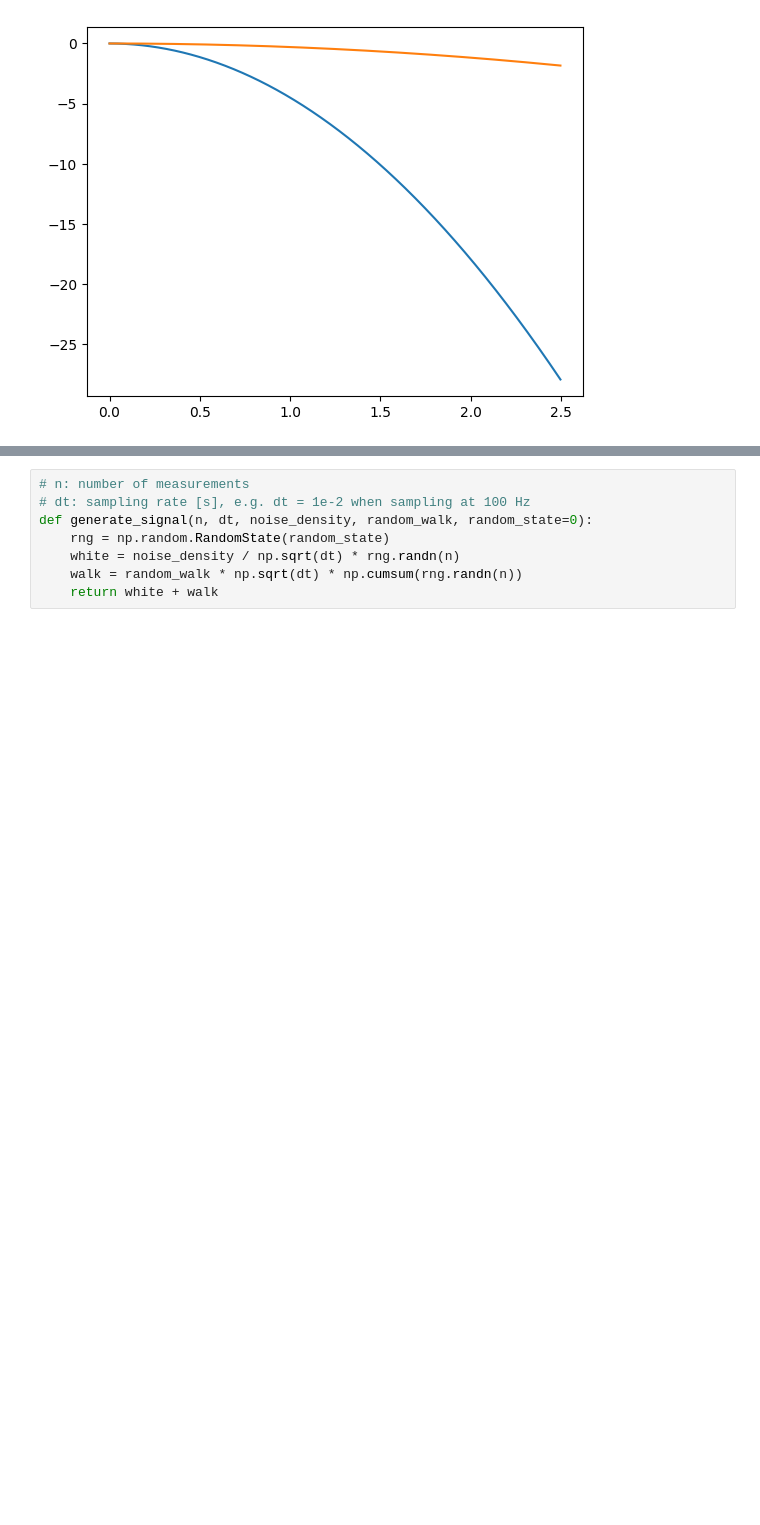
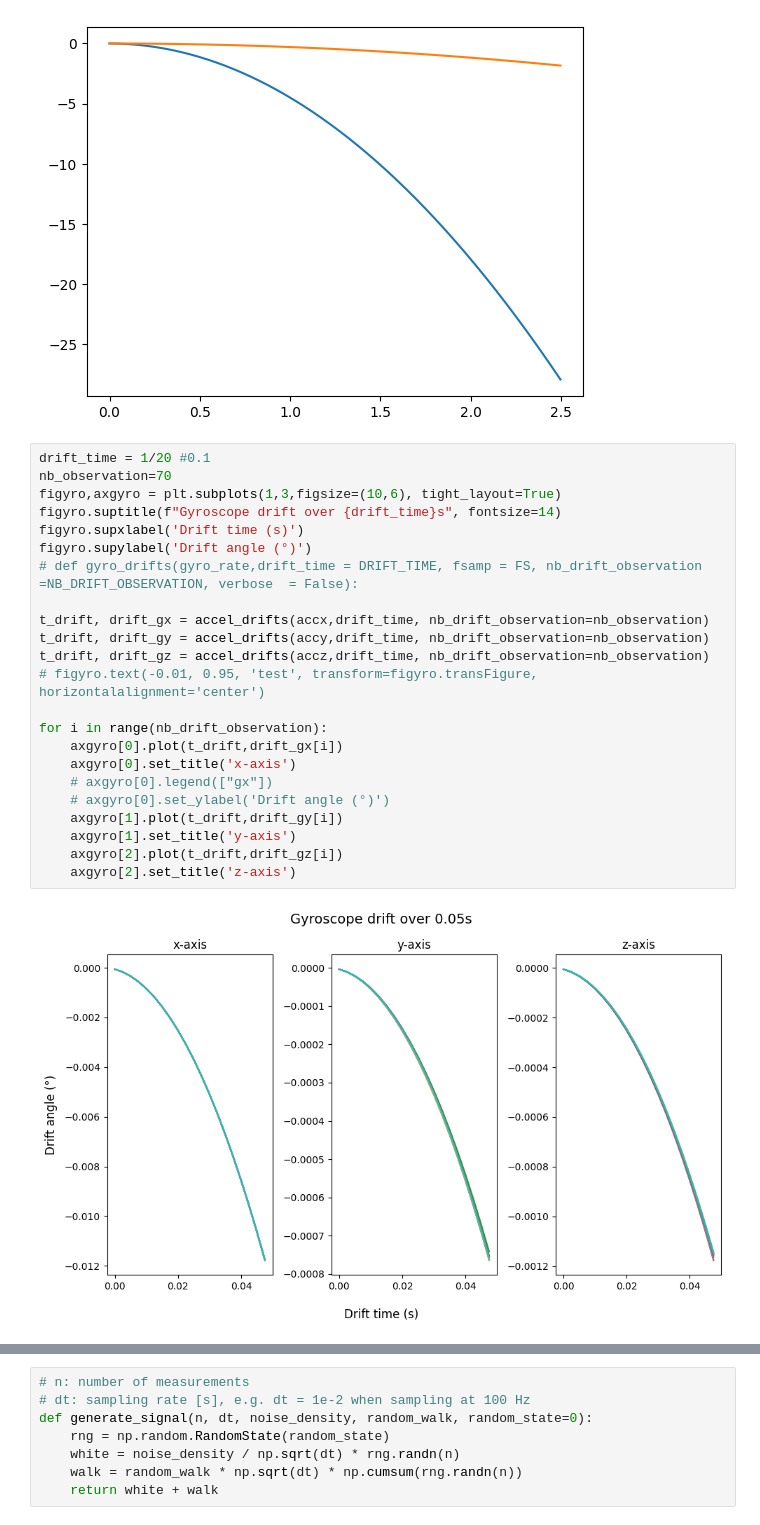
Before and after one commit to diplodocuslongus/depthai2know, a Jupyter notebook: IMU/gyro_drift.ipynb, the cells around one changed output, grey strips where cells are left out. Drawn from its saved outputs; the diff is of its cells as text; blank space fills up the shorter version.

```diff
--- a/IMU/gyro_drift.ipynb
+++ b/IMU/gyro_drift.ipynb
@@ -238,3 +267,28 @@ ax.plot(t_distx,disty)
 # %% [output]
 [<matplotlib.lines.Line2D at 0x...>]
 [figure]
+# %%
+drift_time = 1/20 #0.1
+nb_observation=70
+figyro,axgyro = plt.subplots(1,3,figsize=(10,6), tight_layout=True)
+figyro.suptitle(f"Gyroscope drift over {drift_time}s", fontsize=14)
+figyro.supxlabel('Drift time (s)')
+figyro.supylabel('Drift angle (°)')
+# def gyro_drifts(gyro_rate,drift_time = DRIFT_TIME, fsamp = FS, nb_drift_observation =NB_DRIFT_OBSERVATION, verbose  = False):
+
+t_drift, drift_gx = accel_drifts(accx,drift_time, nb_drift_observation=nb_observation)
+t_drift, drift_gy = accel_drifts(accy,drift_time, nb_drift_observation=nb_observation)
+t_drift, drift_gz = accel_drifts(accz,drift_time, nb_drift_observation=nb_observation)
+# figyro.text(-0.01, 0.95, 'test', transform=figyro.transFigure, horizontalalignment='center')
+
+for i in range(nb_drift_observation):
+    axgyro[0].plot(t_drift,drift_gx[i])
+    axgyro[0].set_title('x-axis')
+    # axgyro[0].legend(["gx"])
+    # axgyro[0].set_ylabel('Drift angle (°)')
+    axgyro[1].plot(t_drift,drift_gy[i])
+    axgyro[1].set_title('y-axis')
+    axgyro[2].plot(t_drift,drift_gz[i])
+    axgyro[2].set_title('z-axis')
+# %% [output]
+[figure, added]
```
Also changed, not shown: parts of 8 cells of this notebook, 9 other files.
